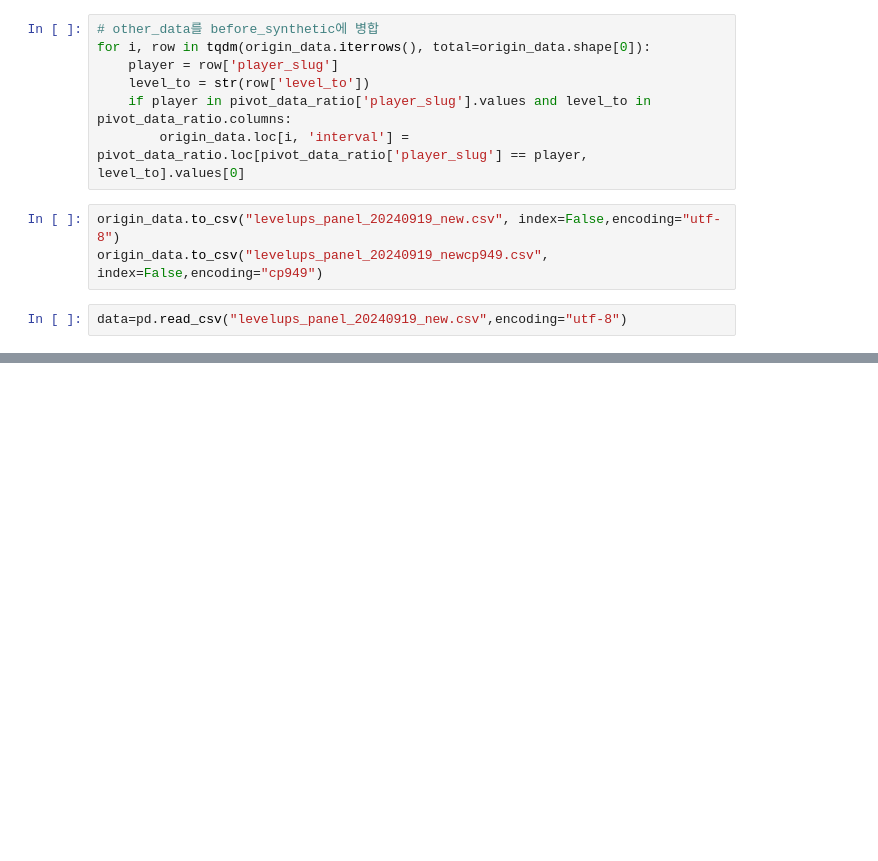
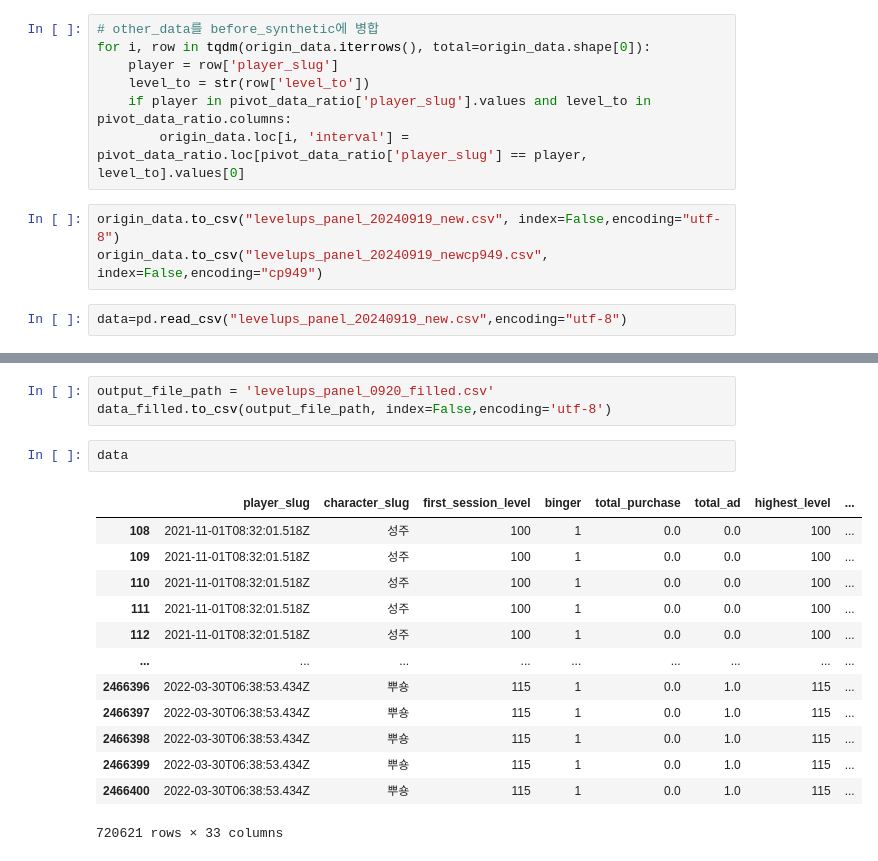
Before and after one commit to sunwo0ng/Binge, a Jupyter notebook: Paper_work/0919_synthetic_topoutlier.ipynb, the cells around one changed output, grey strips where cells are left out. Drawn from its saved outputs; the diff is of its cells as text; blank space fills up the shorter version.

```diff
--- a/Paper_work/0919_synthetic_topoutlier.ipynb
+++ b/Paper_work/0919_synthetic_topoutlier.ipynb
@@ -94,0 +251,19 @@ data=pd.read_csv("levelups_panel_20240919_new.csv",encoding="utf-8")
+# %%
+output_file_path = 'levelups_panel_0920_filled.csv'
+data_filled.to_csv(output_file_path, index=False,encoding='utf-8')
+# %%
+data
+# %% [output]
+|  | player_slug | character_slug | first_session_level | binger | total_purchase | total_ad | highest_level | ... |
+| 108 | 2021-11-01T08:32:01.518Z | 성주 | 100 | 1 | 0.0 | 0.0 | 100 | ... |
+| 109 | 2021-11-01T08:32:01.518Z | 성주 | 100 | 1 | 0.0 | 0.0 | 100 | ... |
+| 110 | 2021-11-01T08:32:01.518Z | 성주 | 100 | 1 | 0.0 | 0.0 | 100 | ... |
+| 111 | 2021-11-01T08:32:01.518Z | 성주 | 100 | 1 | 0.0 | 0.0 | 100 | ... |
+| 112 | 2021-11-01T08:32:01.518Z | 성주 | 100 | 1 | 0.0 | 0.0 | 100 | ... |
+| ... | ... | ... | ... | ... | ... | ... | ... | ... |
+| 2466396 | 2022-03-30T06:38:53.434Z | 뿌숑 | 115 | 1 | 0.0 | 1.0 | 115 | ... |
+| 2466397 | 2022-03-30T06:38:53.434Z | 뿌숑 | 115 | 1 | 0.0 | 1.0 | 115 | ... |
+| 2466398 | 2022-03-30T06:38:53.434Z | 뿌숑 | 115 | 1 | 0.0 | 1.0 | 115 | ... |
+| 2466399 | 2022-03-30T06:38:53.434Z | 뿌숑 | 115 | 1 | 0.0 | 1.0 | 115 | ... |
+| 2466400 | 2022-03-30T06:38:53.434Z | 뿌숑 | 115 | 1 | 0.0 | 1.0 | 115 | ... |
+720621 rows × 33 columns
```
Also changed, not shown: parts of 16 cells of this notebook, 5 other files.
